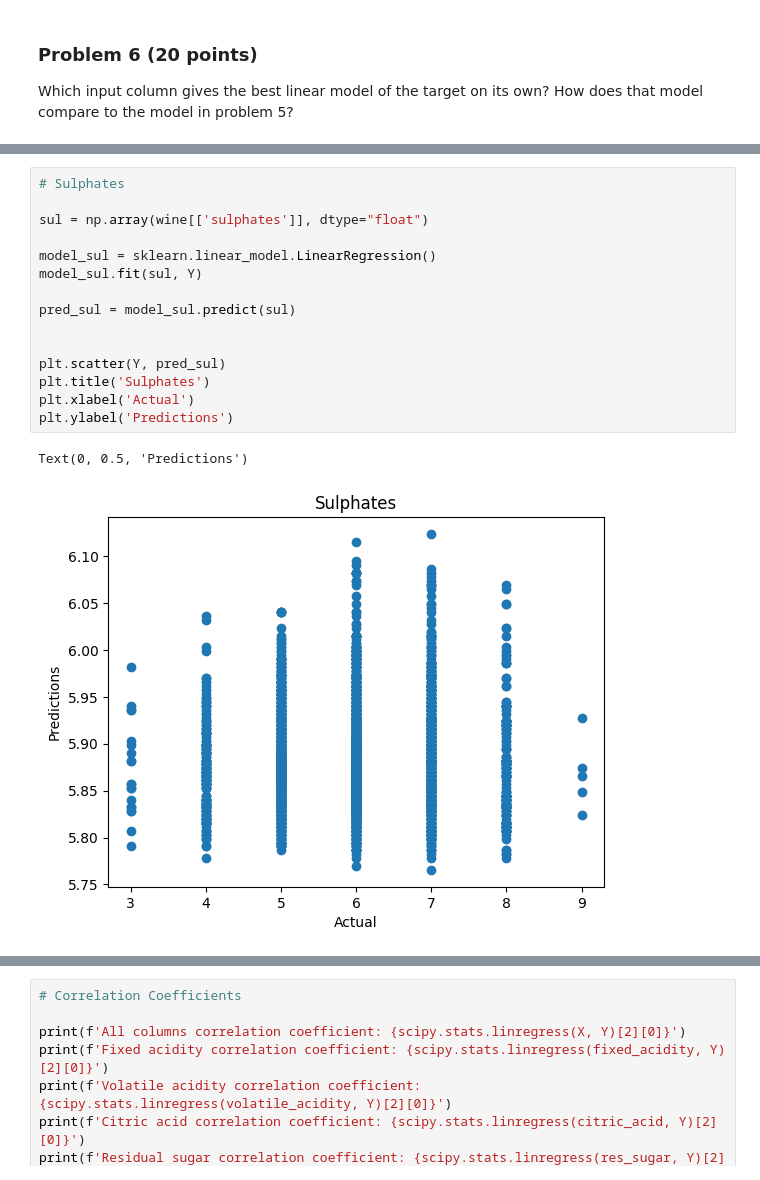
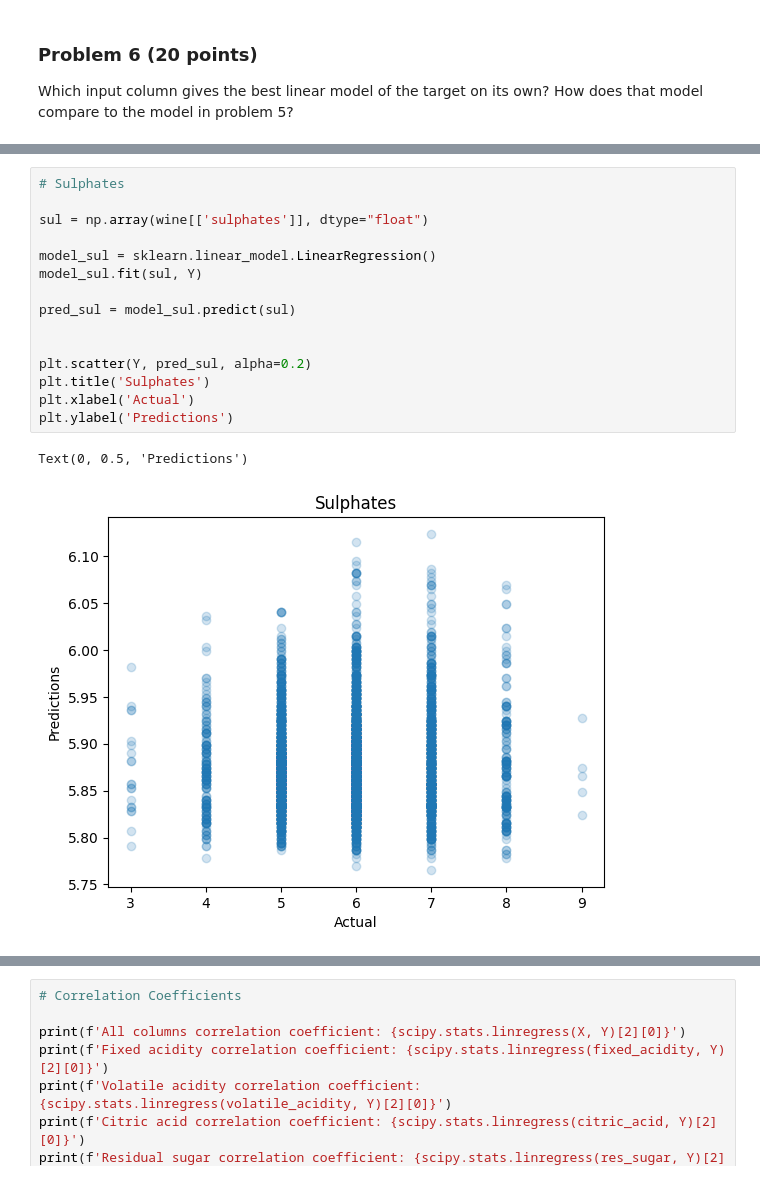
Before and after one commit to amadara1/dx601-final-project, a Jupyter notebook: project.ipynb, the cells around one changed output, grey strips where cells are left out. Saved outputs shown, nothing was run; the diff lists cells and outputs as text.

```diff
--- a/project.ipynb
+++ b/project.ipynb
@@ -425,21 +423,21 @@ Text(0, 0.5, 'Predictions')
 # %%
 # Sulphates
 
 sul = np.array(wine[['sulphates']], dtype="float")
 
 model_sul = sklearn.linear_model.LinearRegression()
 model_sul.fit(sul, Y)
 
 pred_sul = model_sul.predict(sul)
 
 
-plt.scatter(Y, pred_sul)
+plt.scatter(Y, pred_sul, alpha=0.2)
 plt.title('Sulphates')
 plt.xlabel('Actual')
 plt.ylabel('Predictions')
 # %% [output]
 Text(0, 0.5, 'Predictions')
-[figure, old version]
+[figure, new version]
 # %%
 # Alcohol
 
```
Also changed, not shown: parts of 36 cells of this notebook.
